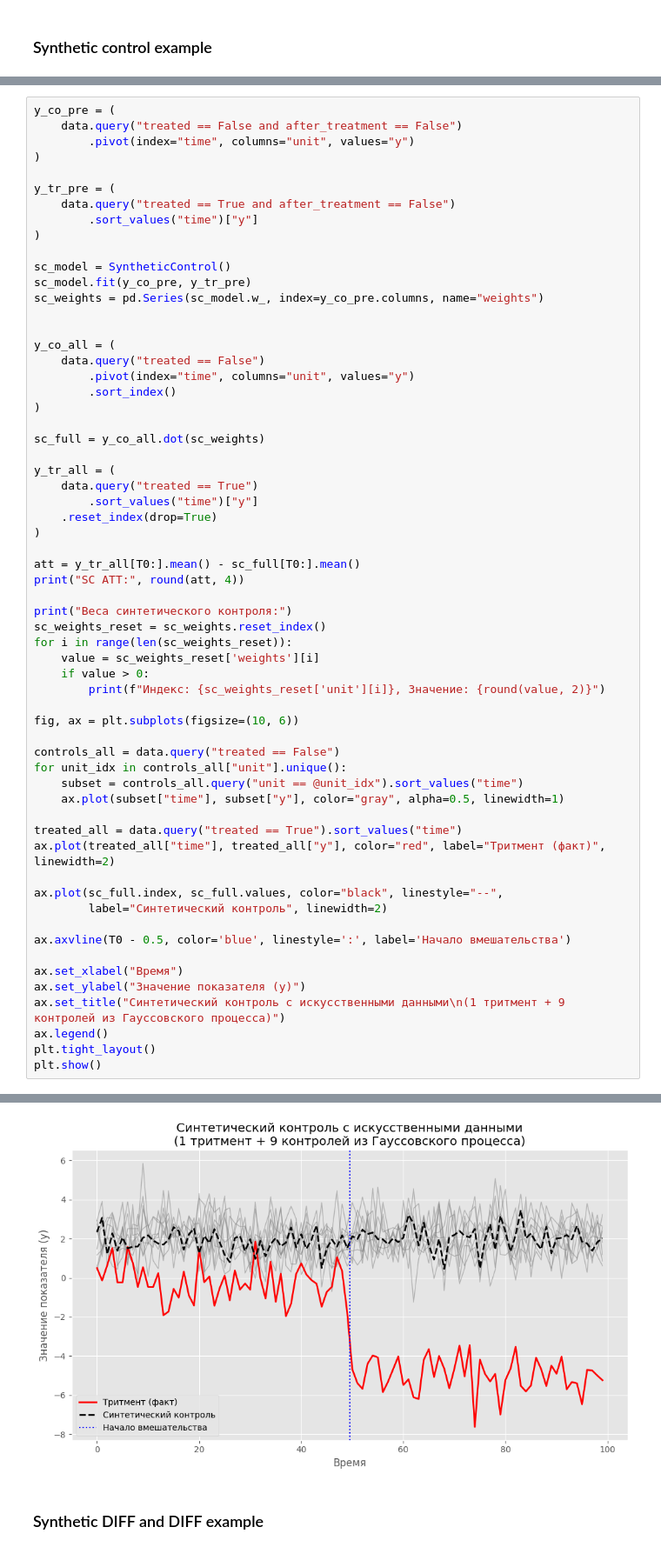
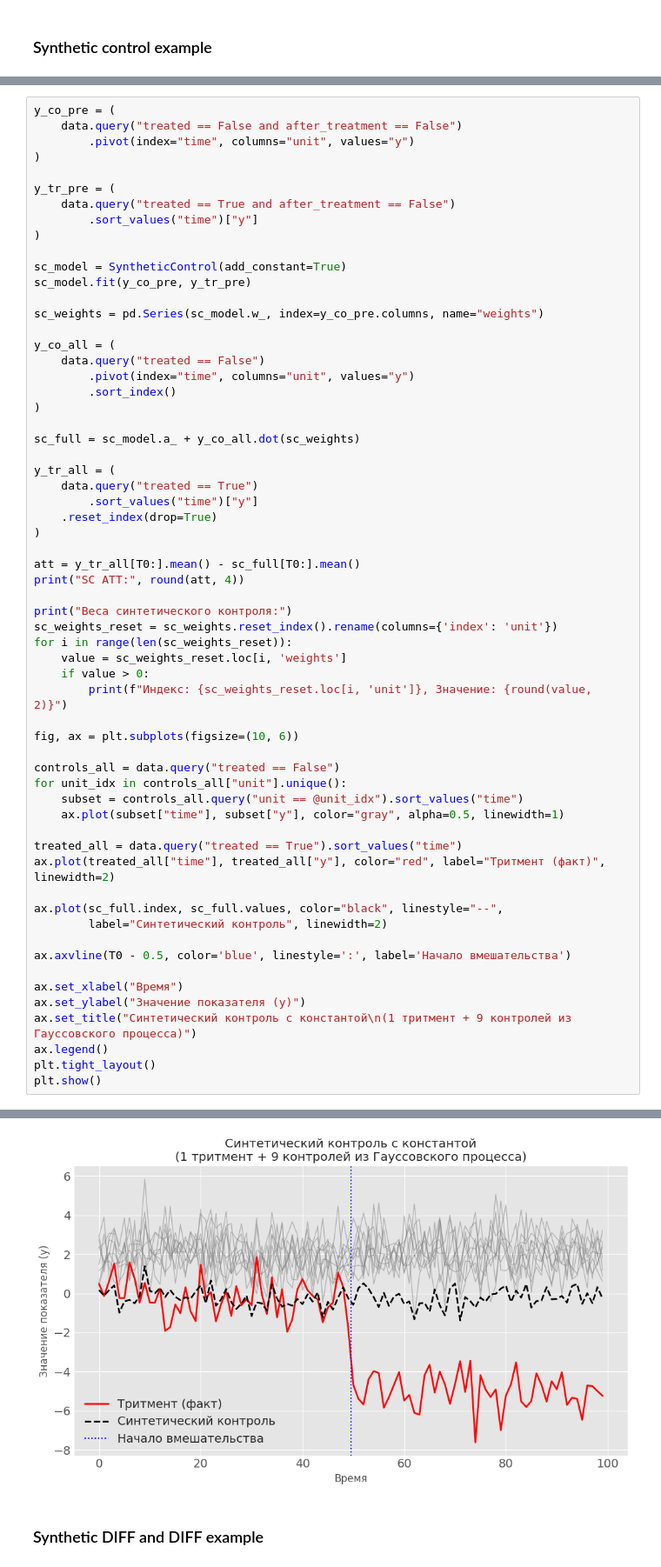
Before and after one commit to 123yaroslav/diplom, a Jupyter notebook: 01_examples.ipynb, the cells around one changed output, grey strips where cells are left out. Shown at 87% size. Cells and saved outputs as stored; diff of their text form.

```diff
--- a/01_examples.ipynb
+++ b/01_examples.ipynb
@@ -62,10 +89,10 @@ y_tr_pre = (
         .sort_values("time")["y"]
 )
 
-sc_model = SyntheticControl()
+sc_model = SyntheticControl(add_constant=True)
 sc_model.fit(y_co_pre, y_tr_pre)
+
 sc_weights = pd.Series(sc_model.w_, index=y_co_pre.columns, name="weights")
-
 
 y_co_all = (
     data.query("treated == False")
@@ -73,7 +100,7 @@ y_co_all = (
         .sort_index()
 )
 
-sc_full = y_co_all.dot(sc_weights)
+sc_full = sc_model.a_ + y_co_all.dot(sc_weights)
 
 y_tr_all = (
     data.query("treated == True")
@@ -85,11 +112,11 @@ att = y_tr_all[T0:].mean() - sc_full[T0:].mean()
 print("SC ATT:", round(att, 4))
 
 print("Веса синтетического контроля:")
-sc_weights_reset = sc_weights.reset_index()
+sc_weights_reset = sc_weights.reset_index().rename(columns={'index': 'unit'})
 for i in range(len(sc_weights_reset)):
-    value = sc_weights_reset['weights'][i]
+    value = sc_weights_reset.loc[i, 'weights']
     if value > 0:
-        print(f"Индекс: {sc_weights_reset['unit'][i]}, Значение: {round(value, 2)}")
+        print(f"Индекс: {sc_weights_reset.loc[i, 'unit']}, Значение: {round(value, 2)}")
 
 fig, ax = plt.subplots(figsize=(10, 6))
 
@@ -108,7 +135,7 @@ ax.axvline(T0 - 0.5, color='blue', linestyle=':', label='Начало вмеша
 
 ax.set_xlabel("Время")
 ax.set_ylabel("Значение показателя (y)")
-ax.set_title("Синтетический контроль с искусственными данными\n(1 тритмент + 9 контролей из Гауссовского процесса)")
+ax.set_title("Синтетический контроль с константой\n(1 тритмент + 9 контролей из Гауссовского процесса)")
 ax.legend()
 plt.tight_layout()
 plt.show()
@@ -124,4 +151,4 @@ SC ATT: -7.0203
-[figure, old version]
+[figure, new version]
 # %% [markdown]
 ### Synthetic DIFF and DIFF example
 # %% [markdown]
```
Also changed, not shown: parts of 32 cells of this notebook, 8 other files.
